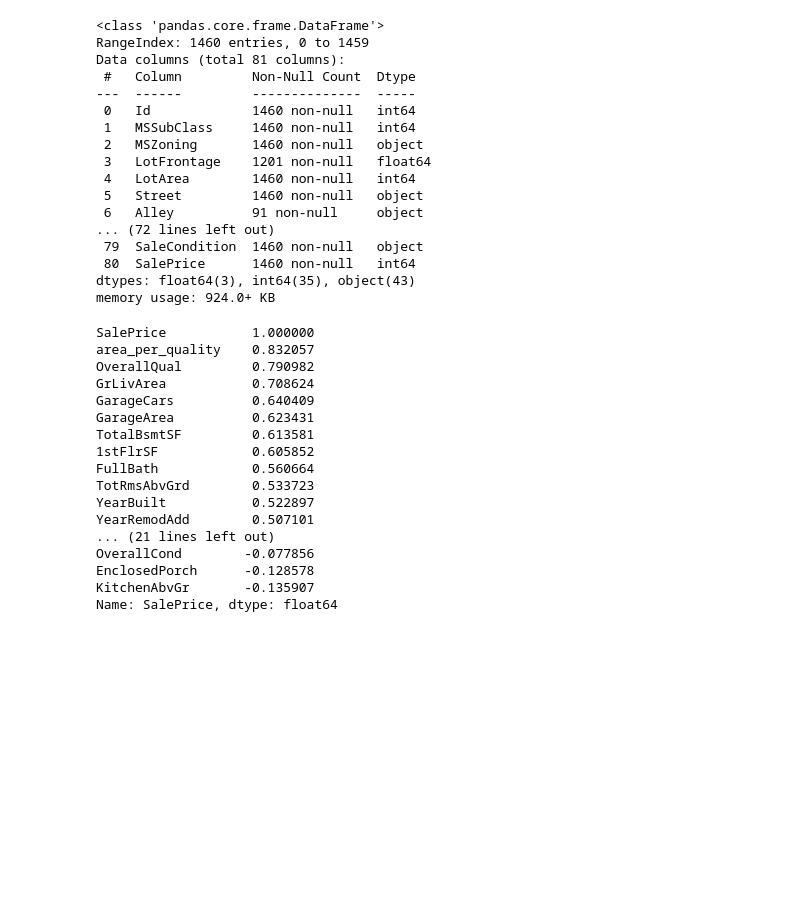
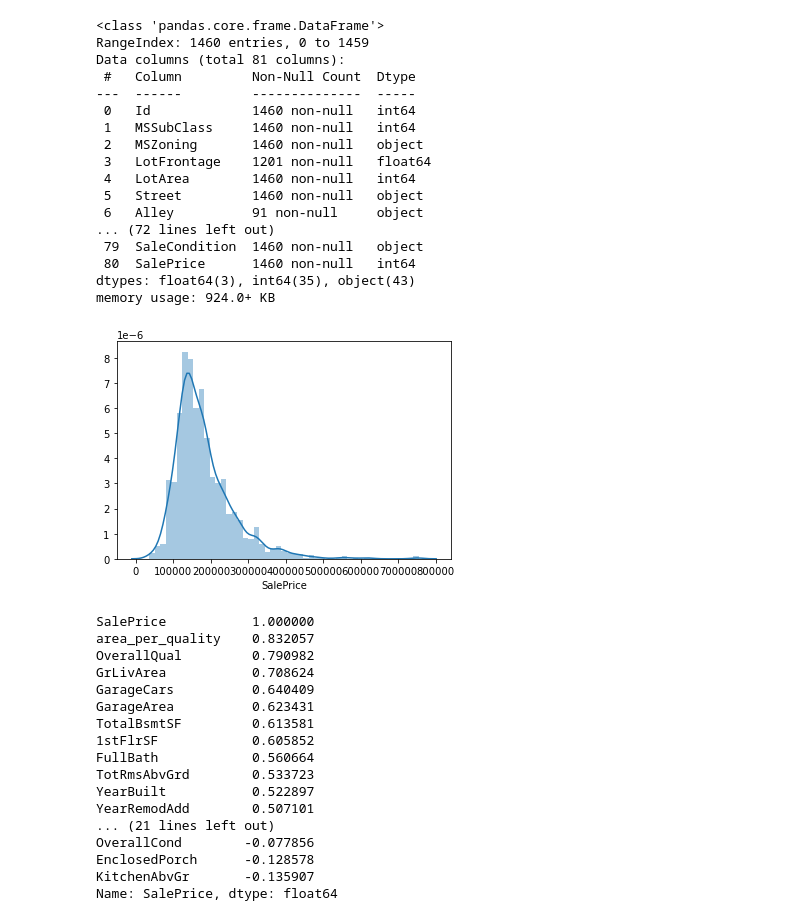
Before and after one commit to MihaiGroza/housing_prices, a Jupyter notebook: Script.ipynb, the cells around one changed output. Cells and saved outputs as stored; diff of their text form; code cells hidden in the pictures; blank space fills up the shorter version.

Commit message:
added new plots

```diff
--- a/Script.ipynb
+++ b/Script.ipynb
@@ -34,6 +36,12 @@ Data columns (total 81 columns):
  80  SalePrice      1460 non-null   int64
 dtypes: float64(3), int64(35), object(43)
 memory usage: 924.0+ KB
+# %%
+#Plot the value we are predicting
+
+sns.distplot(train_housing['SalePrice']);
+# %% [output]
+[figure, added]
 # %%
 #Looking at predictive features
 corr_matrix = train_housing.corr()
```
Also changed, not shown: parts of 5 cells of this notebook.
